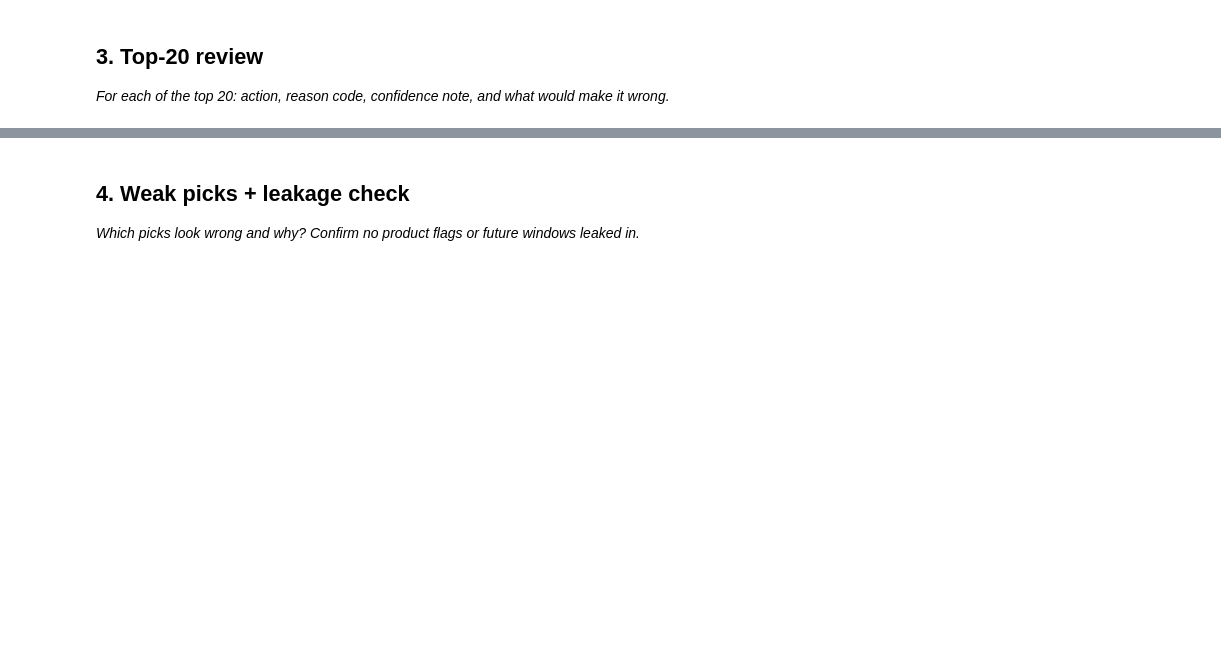
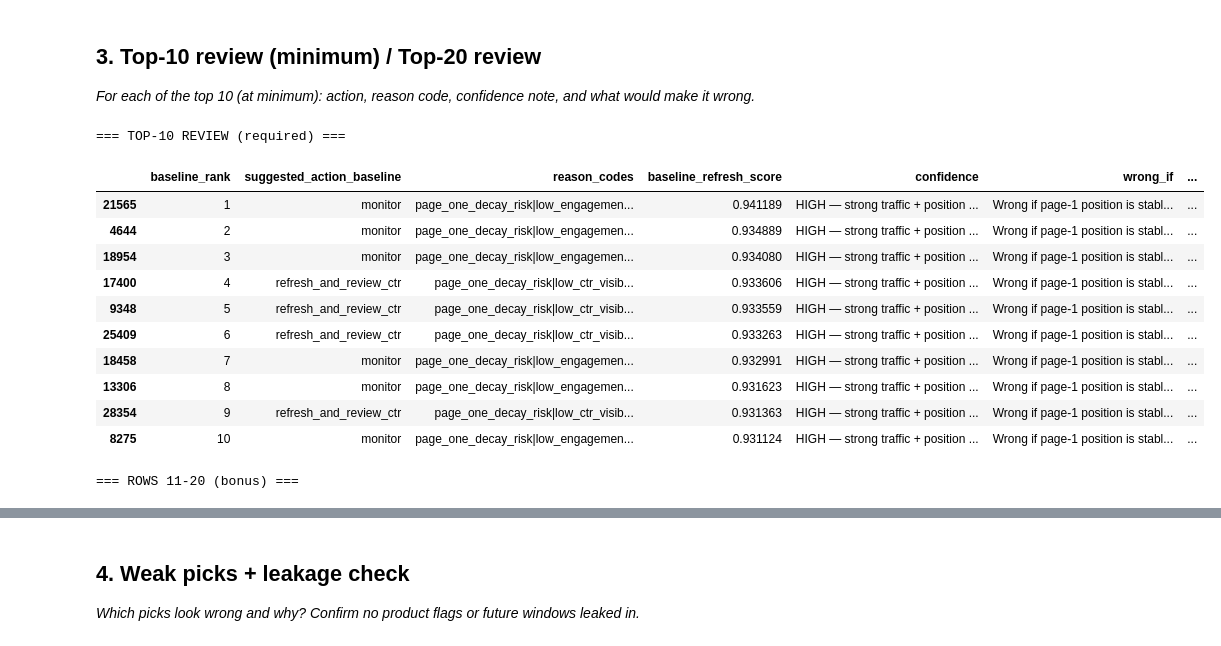
Before and after one commit to pushpendrajat2004/FlyRank01, a Jupyter notebook: work/notebooks/w04_baseline_score.ipynb, the cells around one changed output, grey strips where cells are left out. Drawn from its saved outputs; the diff is of its cells as text; code cells hidden in the pictures; blank space fills up the shorter version.

```diff
--- a/work/notebooks/w04_baseline_score.ipynb
+++ b/work/notebooks/w04_baseline_score.ipynb
@@ -15,0 +244,13 @@ This skeleton is yours to fill. Work the sections **in order** — each one has
+# %%
+# ---- Signal verdicts summary ----
+print('╔══════════════════════════════════════════════════════════╗')
+print('║              SIGNAL VERDICTS SUMMARY                    ║')
+print('╠══════════════════════════════════════════════════════════╣')
+print(f'║  1. Staleness (days_since_last_update)  →  {staleness_verdict:<12s} ║')
+print(f'║     Flag-linked: refresh flags                         ║')
+print(f'║  2. CTR vs Position                     →  {ctr_verdict:<12s} ║')
+print(f'║     Flag-linked: CTR-fix logic                         ║')
+print('╚══════════════════════════════════════════════════════════╝')
+
+# Clean up temp columns
+df.drop(columns=['staleness_bucket'], inplace=True, errors='ignore')
@@ -23,4 +487,4 @@ This skeleton is yours to fill. Work the sections **in order** — each one has
 # %% [markdown]
-## 3. Top-20 review
+## 3. Top-10 review (minimum) / Top-20 review
 
-*For each of the top 20: action, reason code, confidence note, and what would make it wrong.*
+*For each of the top 10 (at minimum): action, reason code, confidence note, and what would make it wrong.*
@@ -29,0 +491,61 @@ This skeleton is yours to fill. Work the sections **in order** — each one has
+# %%
+# ---- Top-20 detail table ----
+top20 = out.head(20).copy()
+
+def confidence_note(row):
+    """Quick heuristic confidence: high if volume + position data both exist,
+    medium if one is weak, low if volume is tiny."""
+    if row['impressions_90d'] >= 1000 and row['avg_position'] > 0:
+        return 'HIGH — strong traffic + position data'
+    if row['impressions_90d'] >= 300:
+        return 'MEDIUM — moderate traffic'
+    return 'LOW — thin traffic, noisy signal'
+
+def what_would_make_it_wrong(row):
+    """For each row, state the assumption that could invalidate this pick."""
+    reasons = set(str(row['reason_codes']).split('|'))
+    notes = []
+    if 'stale_visible_page' in reasons:
+        notes.append('Wrong if the page was intentionally left unchanged (e.g. evergreen FAQ).')
+    if 'thin_visible_page' in reasons:
+        notes.append('Wrong if the short length is intentional (e.g. comparison tables, tools).')
+    if 'page_one_decay_risk' in reasons:
+        notes.append('Wrong if page-1 position is stable and the age reflects maturity, not decay.')
+    if 'low_ctr_visible_page' in reasons:
+        notes.append('Wrong if CTR is structurally low for the SERP type (e.g. featured snippet steals clicks).')
+    if 'low_engagement_visible_page' in reasons:
+        notes.append('Wrong if low engagement is expected for the content type (e.g. quick-answer pages).')
+    if not notes:
+        notes.append('General review — wrong if the page has no realistic improvement path.')
+    return ' '.join(notes)
+
+top20['confidence'] = top20.apply(confidence_note, axis=1)
+top20['wrong_if'] = top20.apply(what_would_make_it_wrong, axis=1)
+
+# Display the review table
+review_cols = [
+    'baseline_rank', 'suggested_action_baseline', 'reason_codes',
+    'baseline_refresh_score', 'confidence', 'wrong_if',
+    'impressions_90d', 'avg_position', 'days_since_last_update',
+    'word_count', 'ctr', 'is_declining_label',
+]
+pd.set_option('display.max_colwidth', 100)
+print('=== TOP-10 REVIEW (required) ===')
+display(top20[review_cols].head(10))
+print()
+print('=== ROWS 11-20 (bonus) ===')
+display(top20[review_cols].tail(10))
+# %% [output]
+=== TOP-10 REVIEW (required) ===
+|  | baseline_rank | suggested_action_baseline | reason_codes | baseline_refresh_score | confidence | wrong_if | ... |
+| 21565 | 1 | monitor | page_one_decay_risk|low_engagemen... | 0.941189 | HIGH — strong traffic + position ... | Wrong if page-1 position is stabl... | ... |
+| 4644 | 2 | monitor | page_one_decay_risk|low_engagemen... | 0.934889 | HIGH — strong traffic + position ... | Wrong if page-1 position is stabl... | ... |
+| 18954 | 3 | monitor | page_one_decay_risk|low_engagemen... | 0.934080 | HIGH — strong traffic + position ... | Wrong if page-1 position is stabl... | ... |
+| 17400 | 4 | refresh_and_review_ctr | page_one_decay_risk|low_ctr_visib... | 0.933606 | HIGH — strong traffic + position ... | Wrong if page-1 position is stabl... | ... |
+| 9348 | 5 | refresh_and_review_ctr | page_one_decay_risk|low_ctr_visib... | 0.933559 | HIGH — strong traffic + position ... | Wrong if page-1 position is stabl... | ... |
+| 25409 | 6 | refresh_and_review_ctr | page_one_decay_risk|low_ctr_visib... | 0.933263 | HIGH — strong traffic + position ... | Wrong if page-1 position is stabl... | ... |
+| 18458 | 7 | monitor | page_one_decay_risk|low_engagemen... | 0.932991 | HIGH — strong traffic + position ... | Wrong if page-1 position is stabl... | ... |
+| 13306 | 8 | monitor | page_one_decay_risk|low_engagemen... | 0.931623 | HIGH — strong traffic + position ... | Wrong if page-1 position is stabl... | ... |
+| 28354 | 9 | refresh_and_review_ctr | page_one_decay_risk|low_ctr_visib... | 0.931363 | HIGH — strong traffic + position ... | Wrong if page-1 position is stabl... | ... |
+| 8275 | 10 | monitor | page_one_decay_risk|low_engagemen... | 0.931124 | HIGH — strong traffic + position ... | Wrong if page-1 position is stabl... | ... |
+=== ROWS 11-20 (bonus) ===
```
Also changed, not shown: parts of 25 cells of this notebook, 1 other file.
